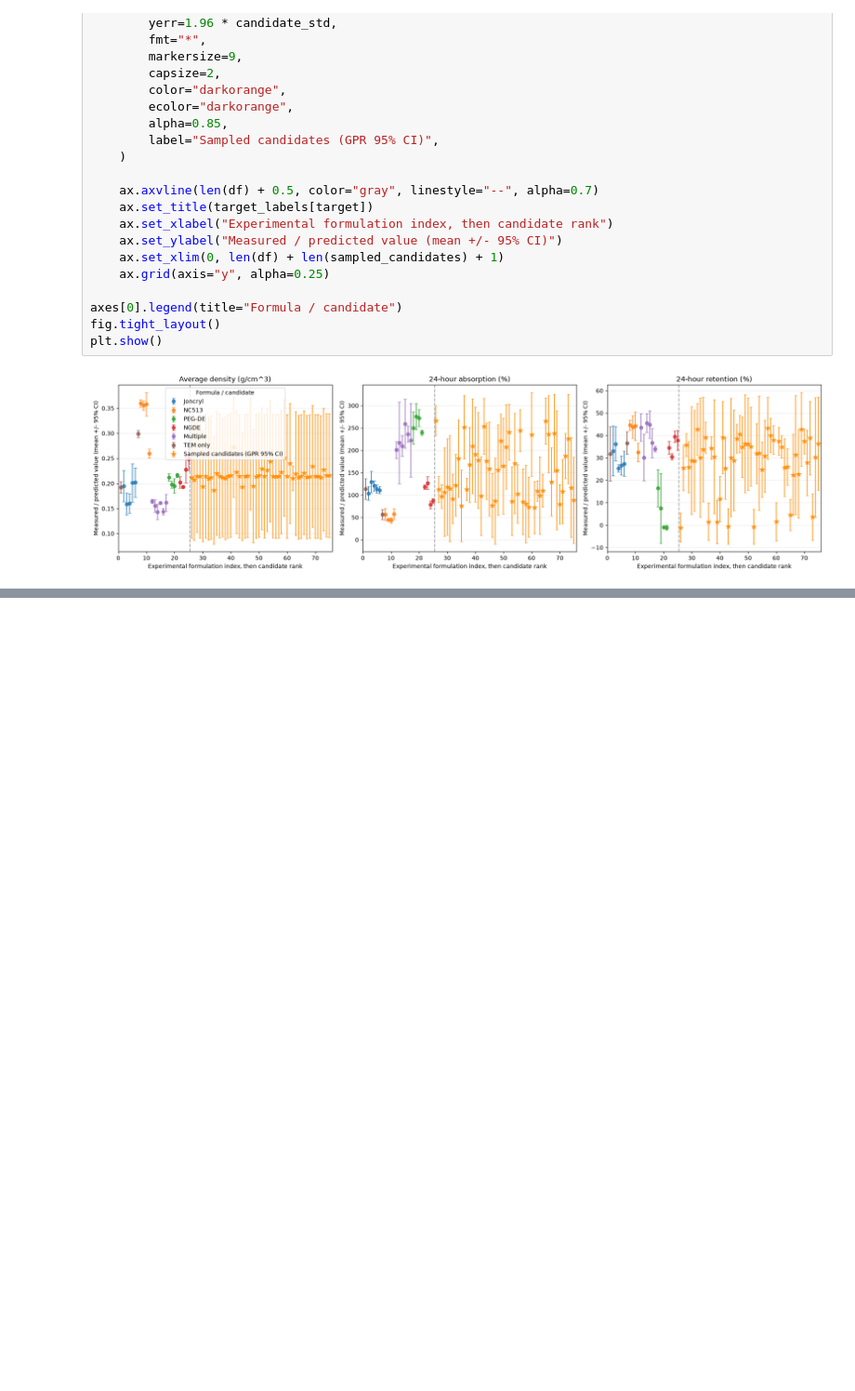
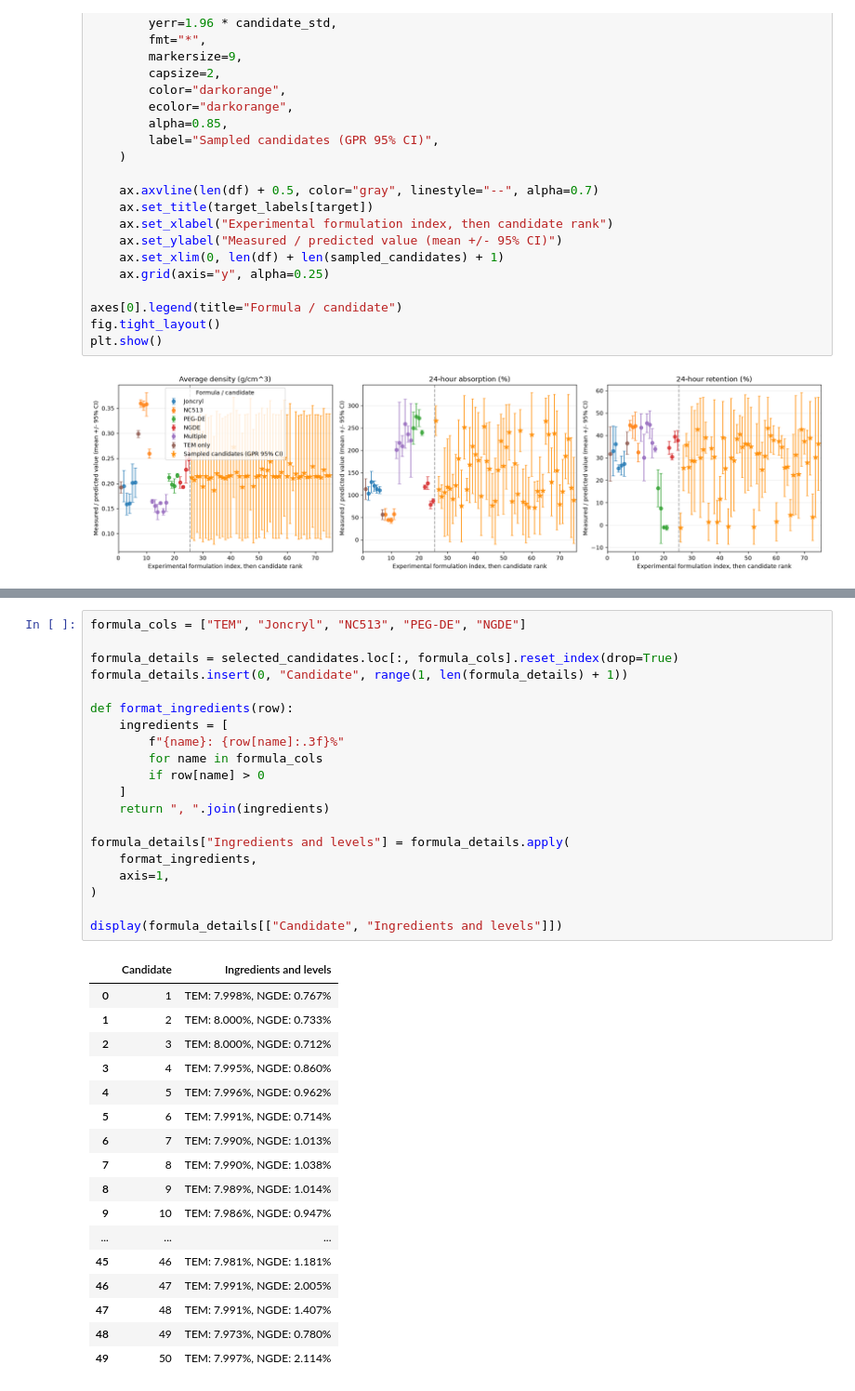
Before and after one commit to brookeb2000/foam-project, a Jupyter notebook: notebooks/0.07-bab-visualize-formulas.ipynb, the cells around one changed output, grey strips where cells are left out. Shown at 93% size. Drawn from its saved outputs; the diff is of its cells as text; blank space fills up the shorter version.

```diff
--- a/notebooks/0.07-bab-visualize-formulas.ipynb
+++ b/notebooks/0.07-bab-visualize-formulas.ipynb
@@ -323,0 +464,38 @@ plt.show()
+# %%
+formula_cols = ["TEM", "Joncryl", "NC513", "PEG-DE", "NGDE"]
+
+formula_details = selected_candidates.loc[:, formula_cols].reset_index(drop=True)
+formula_details.insert(0, "Candidate", range(1, len(formula_details) + 1))
+
+def format_ingredients(row):
+    ingredients = [
+        f"{name}: {row[name]:.3f}%"
+        for name in formula_cols
+        if row[name] > 0
+    ]
+    return ", ".join(ingredients)
+
+formula_details["Ingredients and levels"] = formula_details.apply(
+    format_ingredients,
+    axis=1,
+)
+
+display(formula_details[["Candidate", "Ingredients and levels"]])
+# %% [output]
+|  | Candidate | Ingredients and levels |
+| 0 | 1 | TEM: 7.998%, NGDE: 0.767% |
+| 1 | 2 | TEM: 8.000%, NGDE: 0.733% |
+| 2 | 3 | TEM: 8.000%, NGDE: 0.712% |
+| 3 | 4 | TEM: 7.995%, NGDE: 0.860% |
+| 4 | 5 | TEM: 7.996%, NGDE: 0.962% |
+| 5 | 6 | TEM: 7.991%, NGDE: 0.714% |
+| 6 | 7 | TEM: 7.990%, NGDE: 1.013% |
+| 7 | 8 | TEM: 7.990%, NGDE: 1.038% |
+| 8 | 9 | TEM: 7.989%, NGDE: 1.014% |
+| 9 | 10 | TEM: 7.986%, NGDE: 0.947% |
+| ... | ... | ... |
+| 45 | 46 | TEM: 7.981%, NGDE: 1.181% |
+| 46 | 47 | TEM: 7.991%, NGDE: 2.005% |
+| 47 | 48 | TEM: 7.991%, NGDE: 1.407% |
+| 48 | 49 | TEM: 7.973%, NGDE: 0.780% |
+| 49 | 50 | TEM: 7.997%, NGDE: 2.114% |
```
Also changed, not shown: parts of 1 cell of this notebook, 6 other files.
